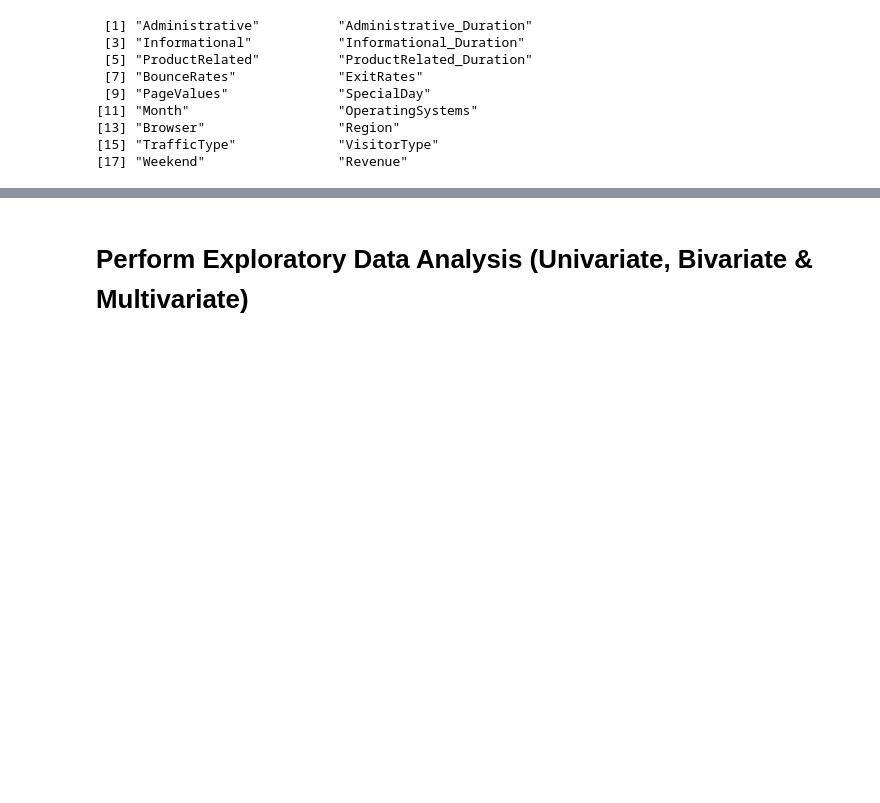
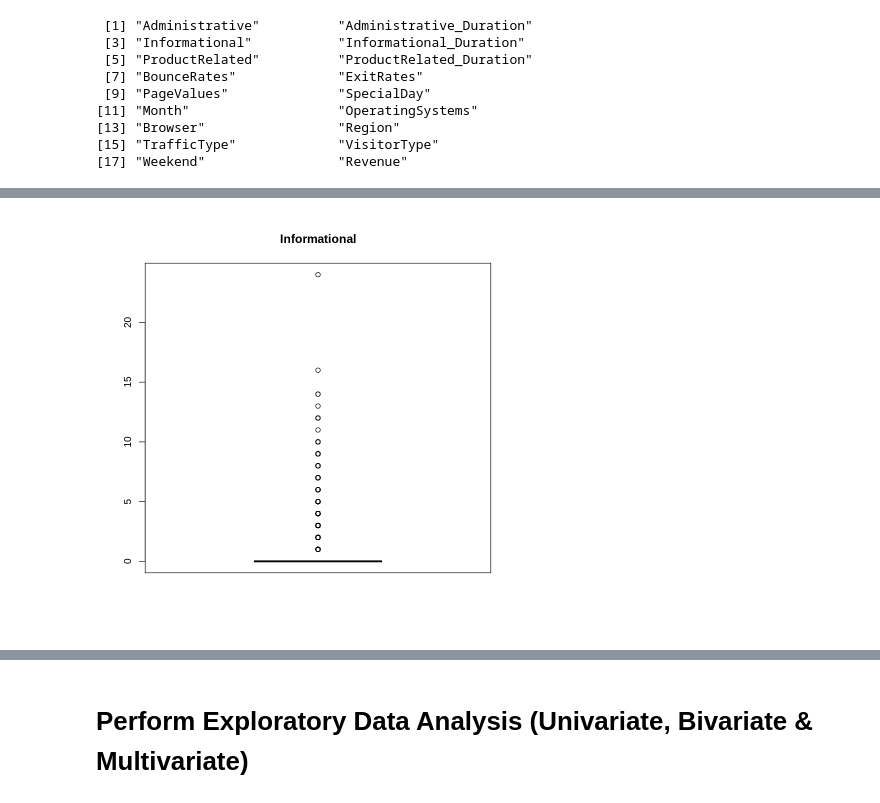
Before and after one commit to UnplugCharger/Week-13, a Jupyter notebook: Week_13_Unsupervised_Learning.ipynb, the cells around one changed output, grey strips where cells are left out. Cells and saved outputs as stored; diff of their text form; code cells hidden in the pictures; blank space fills up the shorter version.

```diff
--- a/Week_13_Unsupervised_Learning.ipynb
+++ b/Week_13_Unsupervised_Learning.ipynb
@@ -110,0 +260,4 @@ names(engaged_shopers)
+# %%
+boxplot((engaged_shopers$`Informational`), col='green', main="Informational")
+# %% [output]
+[figure, added]
```
Also changed, not shown: parts of 33 cells of this notebook.
